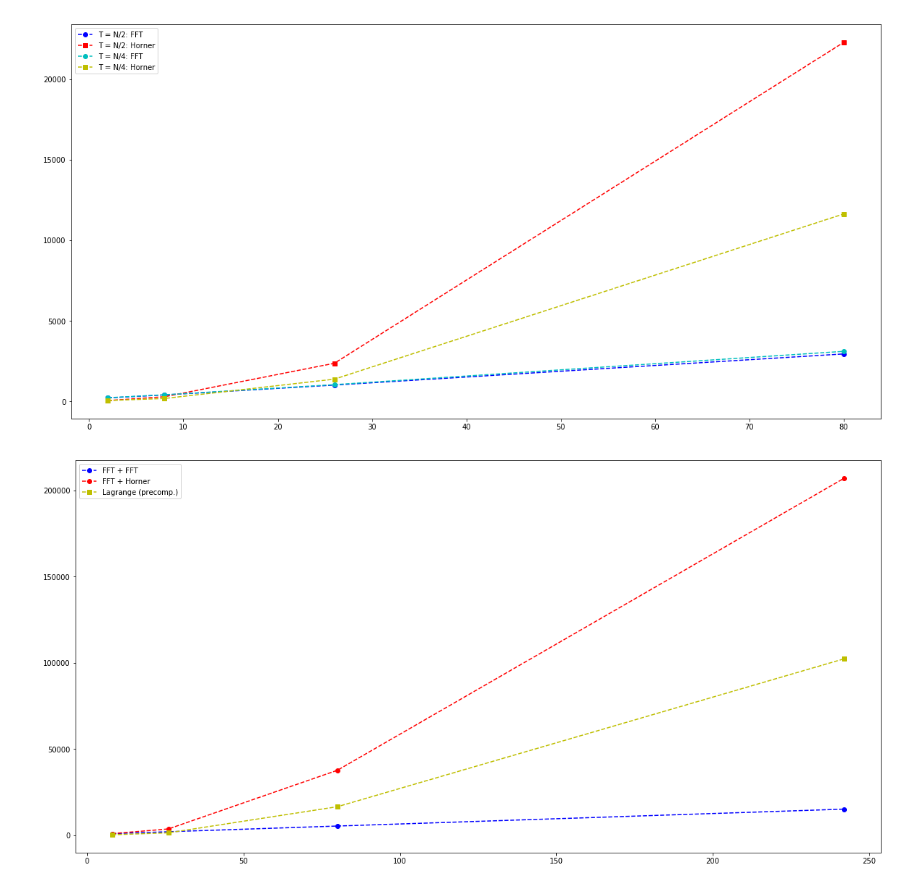
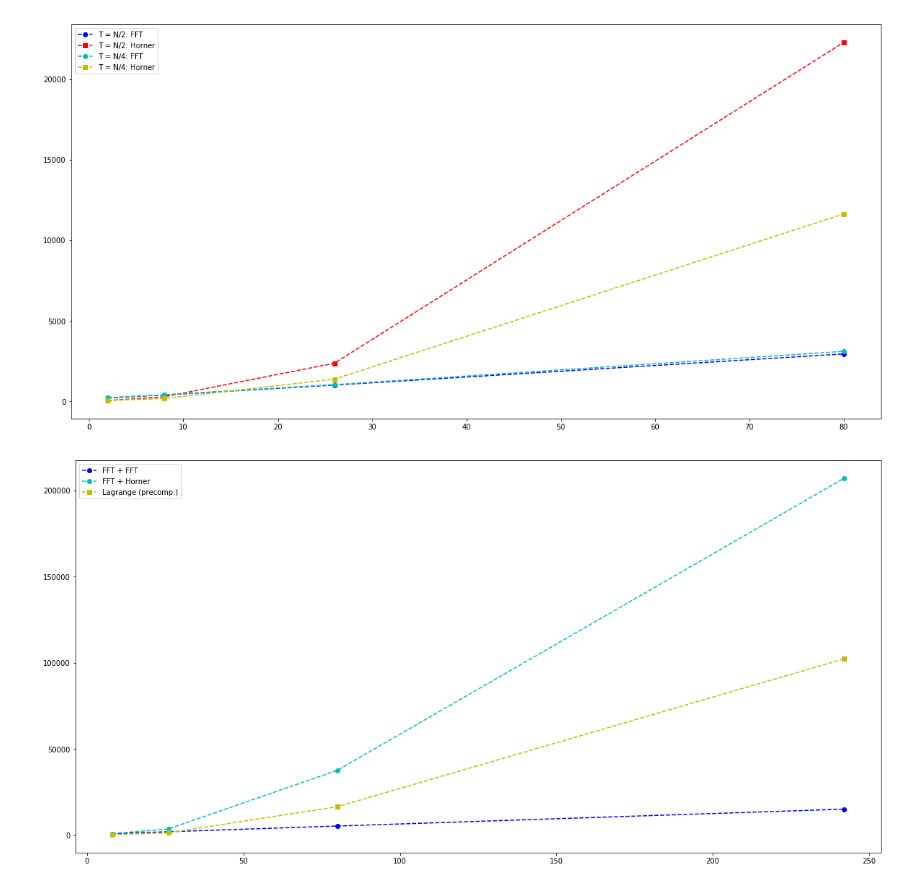
Before and after one commit to mortendahl/privateml, a Jupyter notebook: secret-sharing/Performance.ipynb, the cells around one changed output. Drawn from its saved outputs; the diff is of its cells as text; code cells hidden in the pictures.

```diff
--- a/secret-sharing/Performance.ipynb
+++ b/secret-sharing/Performance.ipynb
@@ -26,19 +26,19 @@ plt.show()
 # %%
 plt.figure(figsize=(20,10))
 
 shares = [ 8, 26, 80, 242 ]
 
 fft_fft      = [  840, 1998,    5288,   15102 ]
 fft_horner   = [  898, 3612,   37641,  207087 ]
 lagrange_pre = [  246, 1367,   16510,  102317 ]
 #newton_pre   = [ 2710, 26025, 448828, 2043273 ]
 
 plt.plot(shares, fft_fft,      'ro--', color='b', label='FFT + FFT')
-plt.plot(shares, fft_horner,   'ro--', color='r', label='FFT + Horner')
+plt.plot(shares, fft_horner,   'ro--', color='c', label='FFT + Horner')
 plt.plot(shares, lagrange_pre, 'rs--', color='y', label='Lagrange (precomp.)')
-#plt.plot(shares, newton_pre,   'rs--', color='c', label='Newton (precomp.)')
+#plt.plot(shares, newton_pre,   'rs--', color='r', label='Newton (precomp.)')
 
 plt.legend(loc=2)
 plt.show()
 # %% [output]
-[figure, old version]
+[figure, new version]
```
